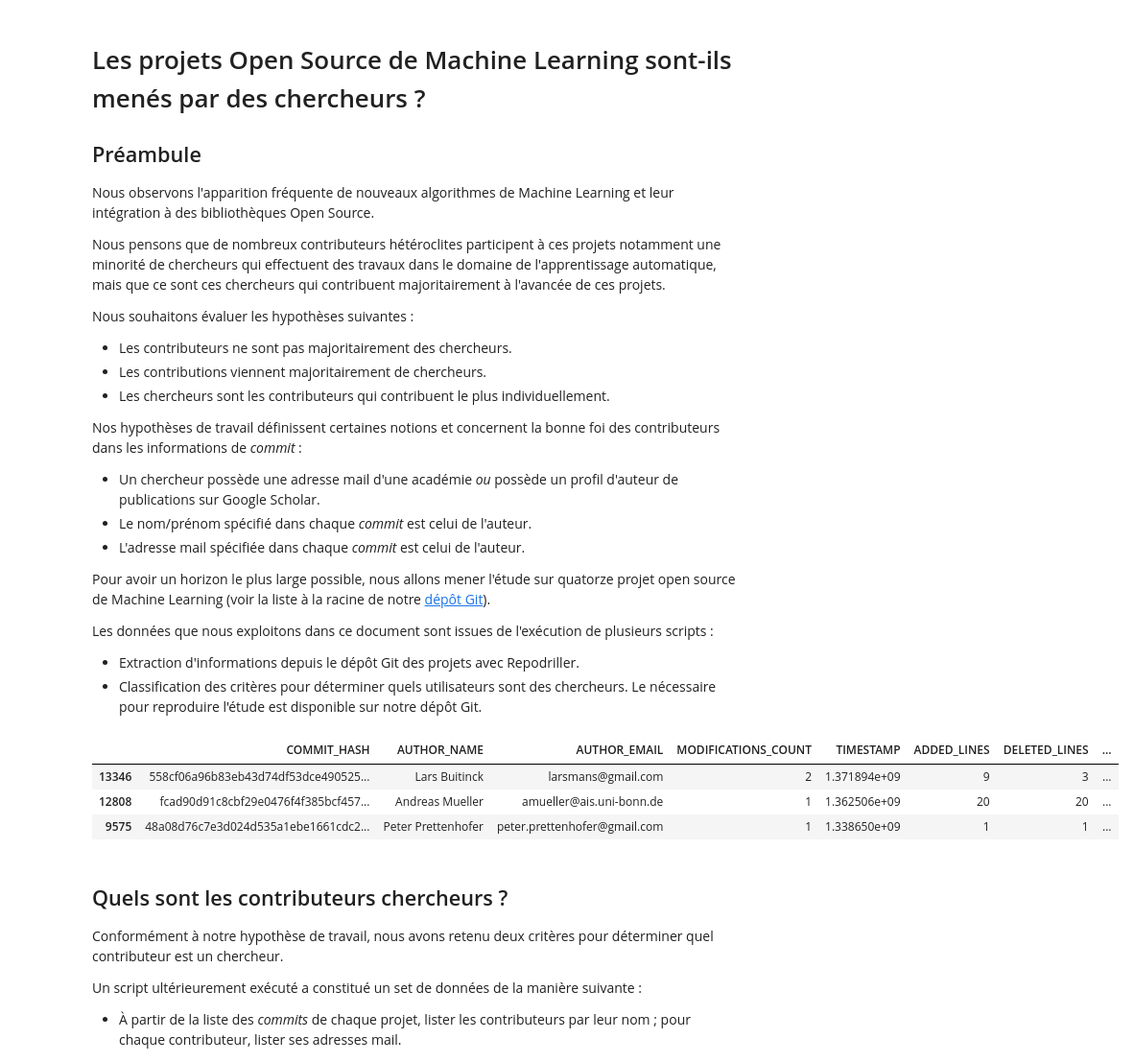
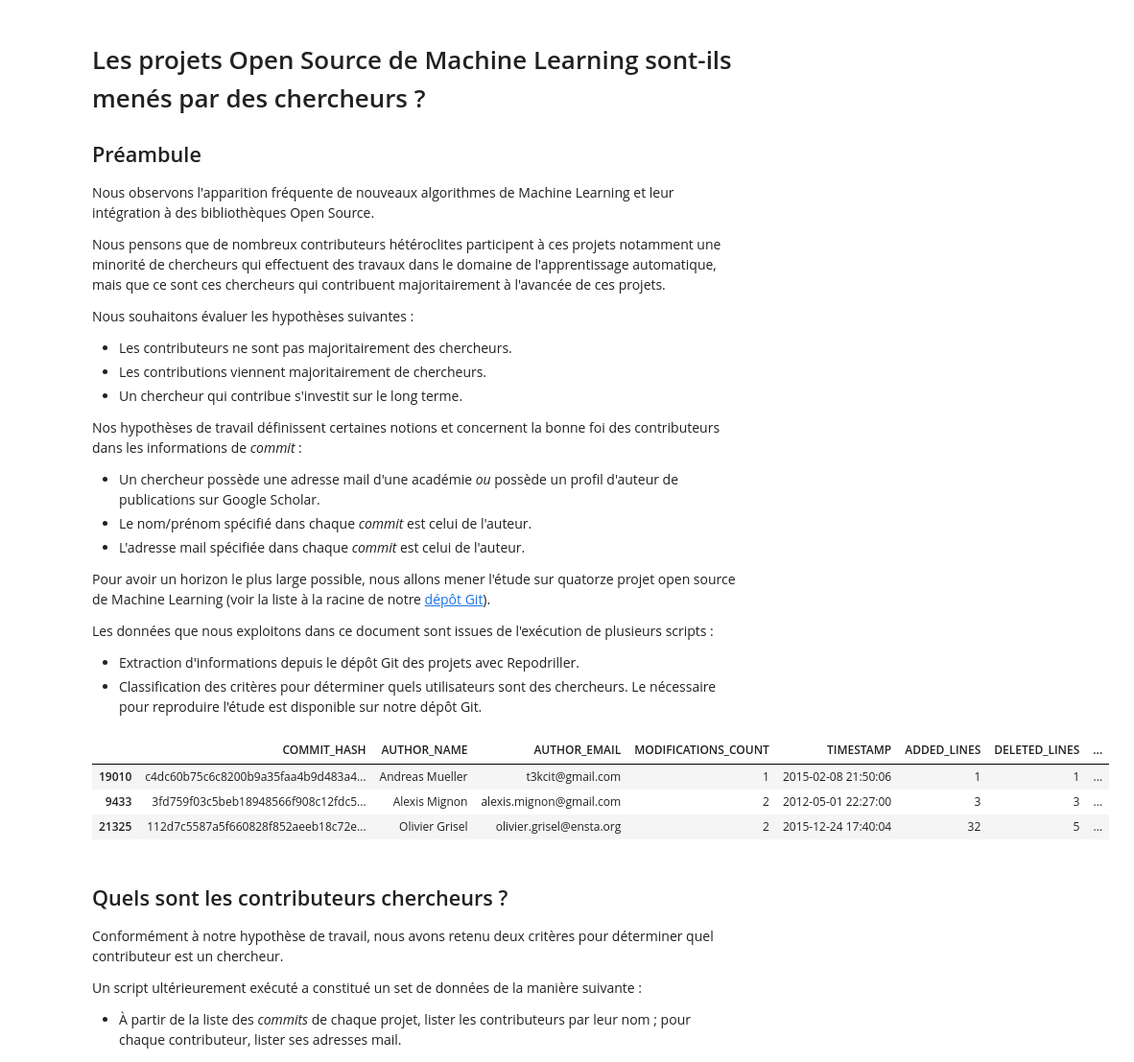
Before and after one commit to AntoineAube/commit-classification, a Jupyter notebook: researchers-contributors/are-these-projects-made-by-researchers.ipynb, the cells around one changed output. Shown at 96% size. Drawn from its saved outputs; the diff is of its cells as text; code cells hidden in the pictures.

```diff
--- a/researchers-contributors/are-these-projects-made-by-researchers.ipynb
+++ b/researchers-contributors/are-these-projects-made-by-researchers.ipynb
@@ -10,7 +10,7 @@ Nous pensons que de nombreux contributeurs hétéroclites participent à ces pro
 Nous souhaitons évaluer les hypothèses suivantes :
 * Les contributeurs ne sont pas majoritairement des chercheurs.
 * Les contributions viennent majoritairement de chercheurs.
-* Les chercheurs sont les contributeurs qui contribuent le plus individuellement.
+* Un chercheur qui contribue s'investit sur le long terme.
 
 Nos hypothèses de travail définissent certaines notions et concernent la bonne foi des contributeurs dans les informations de *commit* :
 * Un chercheur possède une adresse mail d'une académie *ou* possède un profil d'auteur de publications sur Google Scholar.
@@ -37,25 +39,25 @@ DATASETS_LOCATION = 'drilled-informations/commits-information'
 # %%
 # Let us load the commits datasets.
 
 projects_commits = {}
 
 for filename in map(lambda filename: filename.split('.csv')[0], os.listdir(DATASETS_LOCATION)):
     commits = pd.read_csv(DATASETS_LOCATION + '/' + filename + '.csv')
 
     # Add a PROJECT column because they are going to be merged.
     commits['PROJECT'] = filename
 
     # The generated timestamps are 1000 times to big for unknown reason.
-    commits['TIMESTAMP'] /= 1000
+    commits['TIMESTAMP'] = commits['TIMESTAMP'].apply(lambda timestamp: datetime.datetime.fromtimestamp(timestamp / 1000))
 
     projects_commits[filename] = commits
 
 projects_commits['scikit-learn'].sample(3)
 # %% [output]
 |  | COMMIT_HASH | AUTHOR_NAME | AUTHOR_EMAIL | MODIFICATIONS_COUNT | TIMESTAMP | ADDED_LINES | DELETED_LINES | ... |
-| 13346 | 558cf06a96b83eb43d74df53dce490525... | Lars Buitinck | larsmans@gmail.com | 2 | 1.371894e+09 | 9 | 3 | ... |
-| 12808 | fcad90d91c8cbf29e0476f4f385bcf457... | Andreas Mueller | amueller@ais.uni-bonn.de | 1 | 1.362506e+09 | 20 | 20 | ... |
-| 9575 | 48a08d76c7e3d024d535a1ebe1661cdc2... | Peter Prettenhofer | peter.prettenhofer@gmail.com | 1 | 1.338650e+09 | 1 | 1 | ... |
+| 19010 | c4dc60b75c6c8200b9a35faa4b9d483a4... | Andreas Mueller | t3kcit@gmail.com | 1 | 2015-02-08 21:50:06 | 1 | 1 | ... |
+| 9433 | 3fd759f03c5beb18948566f908c12fdc5... | Alexis Mignon | alexis.mignon@gmail.com | 2 | 2012-05-01 22:27:00 | 3 | 3 | ... |
+| 21325 | 112d7c5587a5f660828f852aeeb18c72e... | Olivier Grisel | olivier.grisel@ensta.org | 2 | 2015-12-24 17:40:04 | 32 | 5 | ... |
 # %% [markdown]
 ## Quels sont les contributeurs chercheurs ?
 
```
Also changed, not shown: parts of 12 cells of this notebook, 2 other files.
